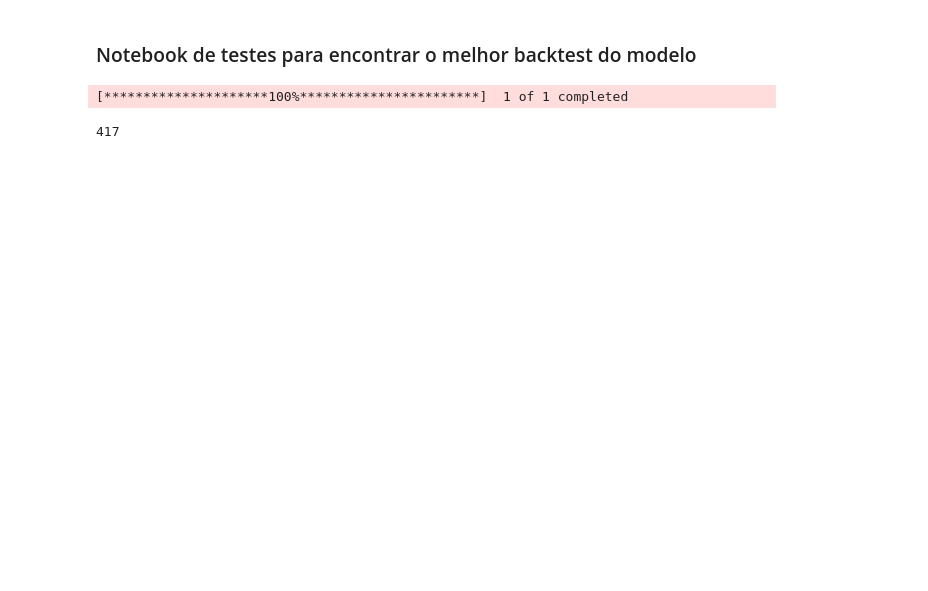
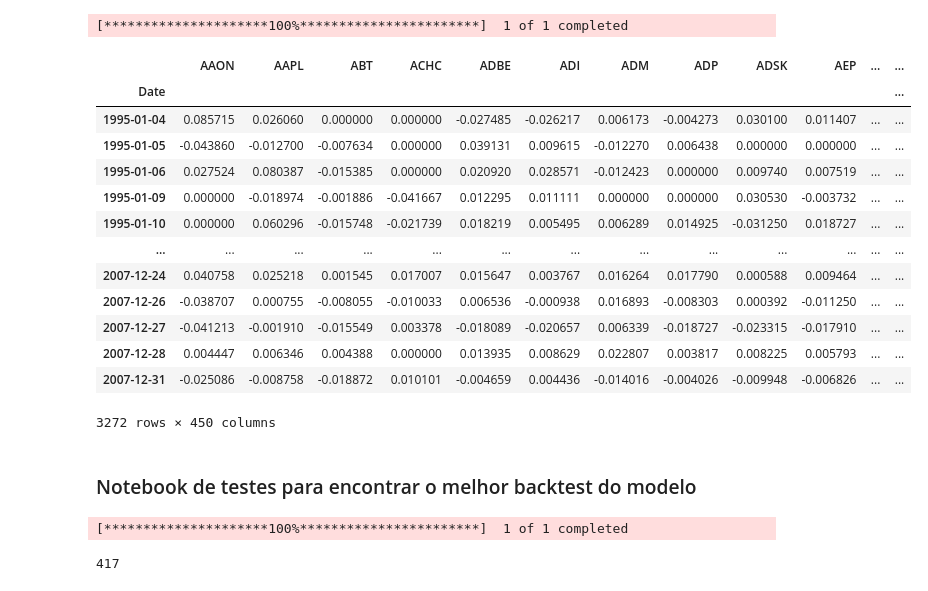
Before and after one commit to savio160502/Statistical-Arbitrage, a Jupyter notebook: run_backtest.ipynb, the cells around one changed output. Cells and saved outputs as stored; diff of their text form; code cells hidden in the pictures; blank space fills up the shorter version.

```diff
--- a/run_backtest.ipynb
+++ b/run_backtest.ipynb
@@ -1,3 +125,52 @@
+# %%
+import pandas as pd
+import requests
+import yfinance as yf
+from yahoo_fin import stock_info as si
+from tqdm import tqdm
+
+# Carregar dados
+start_date = "1995-01-02"
+end_date = "2008-01-03"
+
+data = pd.read_csv("prices_1995_2007_eua.csv", index_col=0, parse_dates=True)
+data.index = pd.to_datetime(data.index)
+data = data.sort_index()
+
+returns = data.pct_change()
+returns.dropna(inplace=True,axis=0, how='all')
+returns.dropna(inplace=True,axis=1, how='any')
+
+# Baixar dados do SPY para o mesmo período
+data_spy = yf.download("SPY", start=start_date, end=end_date, auto_adjust=True)["Close"]
+data_spy.index = pd.to_datetime(data_spy.index)
+data_spy = data_spy.sort_index()
+returns_spy = data_spy.pct_change()
+returns_spy.dropna(inplace=True)
+
+# Garantir que ambos os DataFrames tenham índices coerentes e ordenados (sem timezone)
+returns.index     = pd.to_datetime(returns.index).tz_localize(None)
+returns_spy.index = pd.to_datetime(returns_spy.index).tz_localize(None)
+returns     = returns.sort_index()
+returns_spy = returns_spy.sort_index()
+
+returns
+# %% [output]
+[*********************100%***********************]  1 of 1 completed
+|  | AAON | AAPL | ABT | ACHC | ADBE | ADI | ADM | ADP | ADSK | AEP | ... | ... |
+| Date |  |  |  |  |  |  |  |  |  |  |  | ... |
+| 1995-01-04 | 0.085715 | 0.026060 | 0.000000 | 0.000000 | -0.027485 | -0.026217 | 0.006173 | -0.004273 | 0.030100 | 0.011407 | ... | ... |
+| 1995-01-05 | -0.043860 | -0.012700 | -0.007634 | 0.000000 | 0.039131 | 0.009615 | -0.012270 | 0.006438 | 0.000000 | 0.000000 | ... | ... |
+| 1995-01-06 | 0.027524 | 0.080387 | -0.015385 | 0.000000 | 0.020920 | 0.028571 | -0.012423 | 0.000000 | 0.009740 | 0.007519 | ... | ... |
+| 1995-01-09 | 0.000000 | -0.018974 | -0.001886 | -0.041667 | 0.012295 | 0.011111 | 0.000000 | 0.000000 | 0.030530 | -0.003732 | ... | ... |
+| 1995-01-10 | 0.000000 | 0.060296 | -0.015748 | -0.021739 | 0.018219 | 0.005495 | 0.006289 | 0.014925 | -0.031250 | 0.018727 | ... | ... |
+| ... | ... | ... | ... | ... | ... | ... | ... | ... | ... | ... | ... | ... |
+| 2007-12-24 | 0.040758 | 0.025218 | 0.001545 | 0.017007 | 0.015647 | 0.003767 | 0.016264 | 0.017790 | 0.000588 | 0.009464 | ... | ... |
+| 2007-12-26 | -0.038707 | 0.000755 | -0.008055 | -0.010033 | 0.006536 | -0.000938 | 0.016893 | -0.008303 | 0.000392 | -0.011250 | ... | ... |
+| 2007-12-27 | -0.041213 | -0.001910 | -0.015549 | 0.003378 | -0.018089 | -0.020657 | 0.006339 | -0.018727 | -0.023315 | -0.017910 | ... | ... |
+| 2007-12-28 | 0.004447 | 0.006346 | 0.004388 | 0.000000 | 0.013935 | 0.008629 | 0.022807 | 0.003817 | 0.008225 | 0.005793 | ... | ... |
+| 2007-12-31 | -0.025086 | -0.008758 | -0.018872 | 0.010101 | -0.004659 | 0.004436 | -0.014016 | -0.004026 | -0.009948 | -0.006826 | ... | ... |
+3272 rows × 450 columns
 # %% [markdown]
 ### Notebook de testes para encontrar o melhor backtest do modelo
 # %%
```
Also changed, not shown: parts of 14 cells of this notebook, 1 other file.
